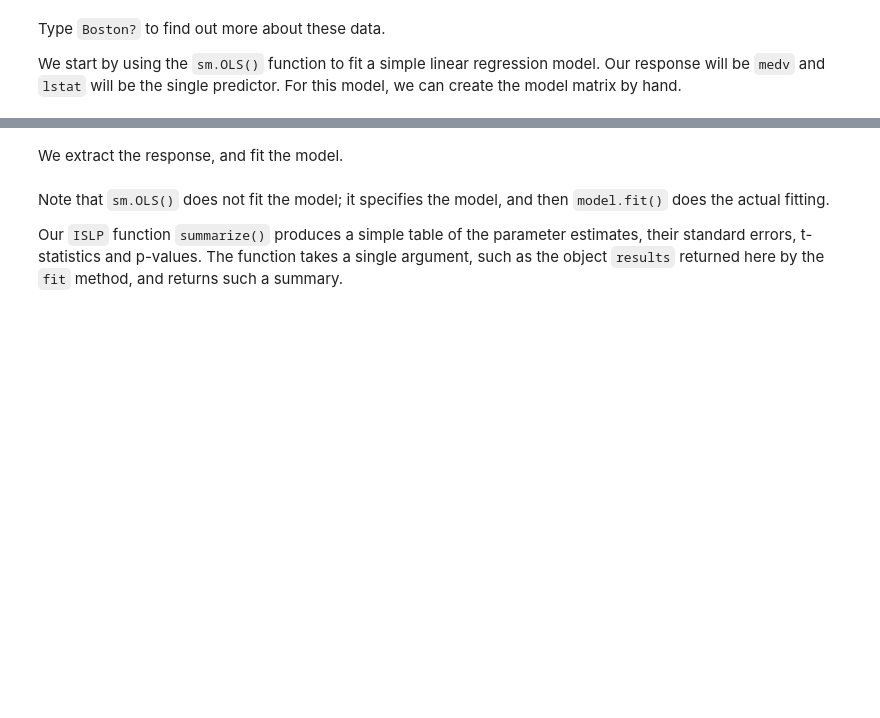
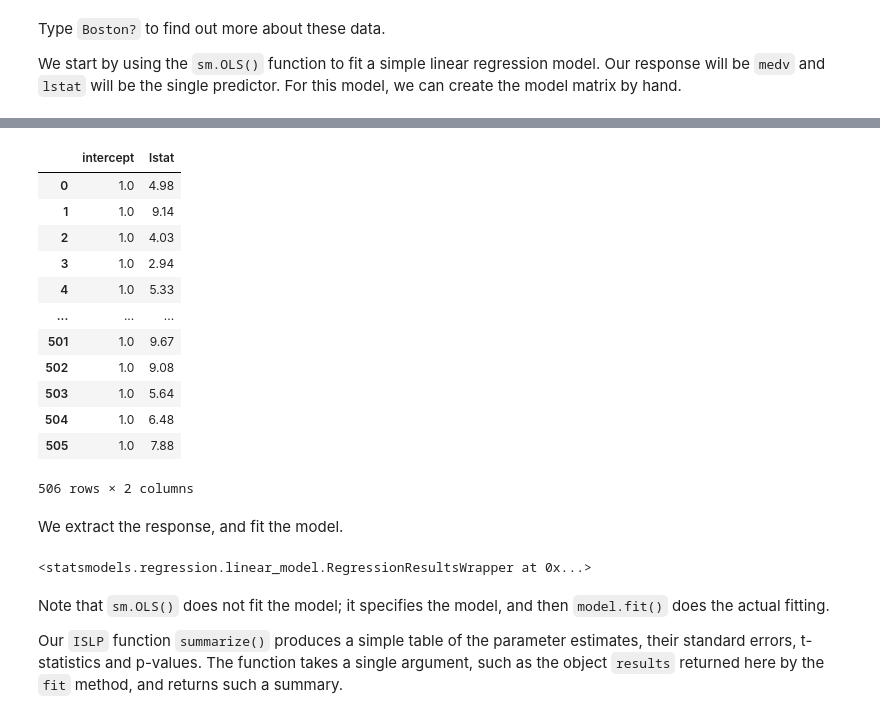
Before and after one commit to Lemito66/Maestria, a Jupyter notebook: MachineLearning/Ch03-linreg-lab.ipynb, the cells around one changed output, grey strips where cells are left out. Cells and saved outputs as stored; diff of their text form; code cells hidden in the pictures; blank space fills up the shorter version.

```diff
--- a/MachineLearning/Ch03-linreg-lab.ipynb
+++ b/MachineLearning/Ch03-linreg-lab.ipynb
@@ -148,9 +193,29 @@ NameError: name 'Boston' is not defined
+# %%
+X
+# %% [output]
+|  | intercept | lstat |
+| 0 | 1.0 | 4.98 |
+| 1 | 1.0 | 9.14 |
+| 2 | 1.0 | 4.03 |
+| 3 | 1.0 | 2.94 |
+| 4 | 1.0 | 5.33 |
+| ... | ... | ... |
+| 501 | 1.0 | 9.67 |
+| 502 | 1.0 | 9.08 |
+| 503 | 1.0 | 5.64 |
+| 504 | 1.0 | 6.48 |
+| 505 | 1.0 | 7.88 |
+506 rows × 2 columns
 # %% [markdown]
 We extract the response, and fit the model.
 # %%
 y = Boston['medv']
 model = sm.OLS(y, X)
 results = model.fit()
+# %%
+results
+# %% [output]
+<statsmodels.regression.linear_model.RegressionResultsWrapper at 0x...>
 # %% [markdown]
 Note that `sm.OLS()` does
 not fit the model; it specifies the model, and then `model.fit()` does the actual fitting.
```
Also changed, not shown: parts of 9 cells of this notebook.
